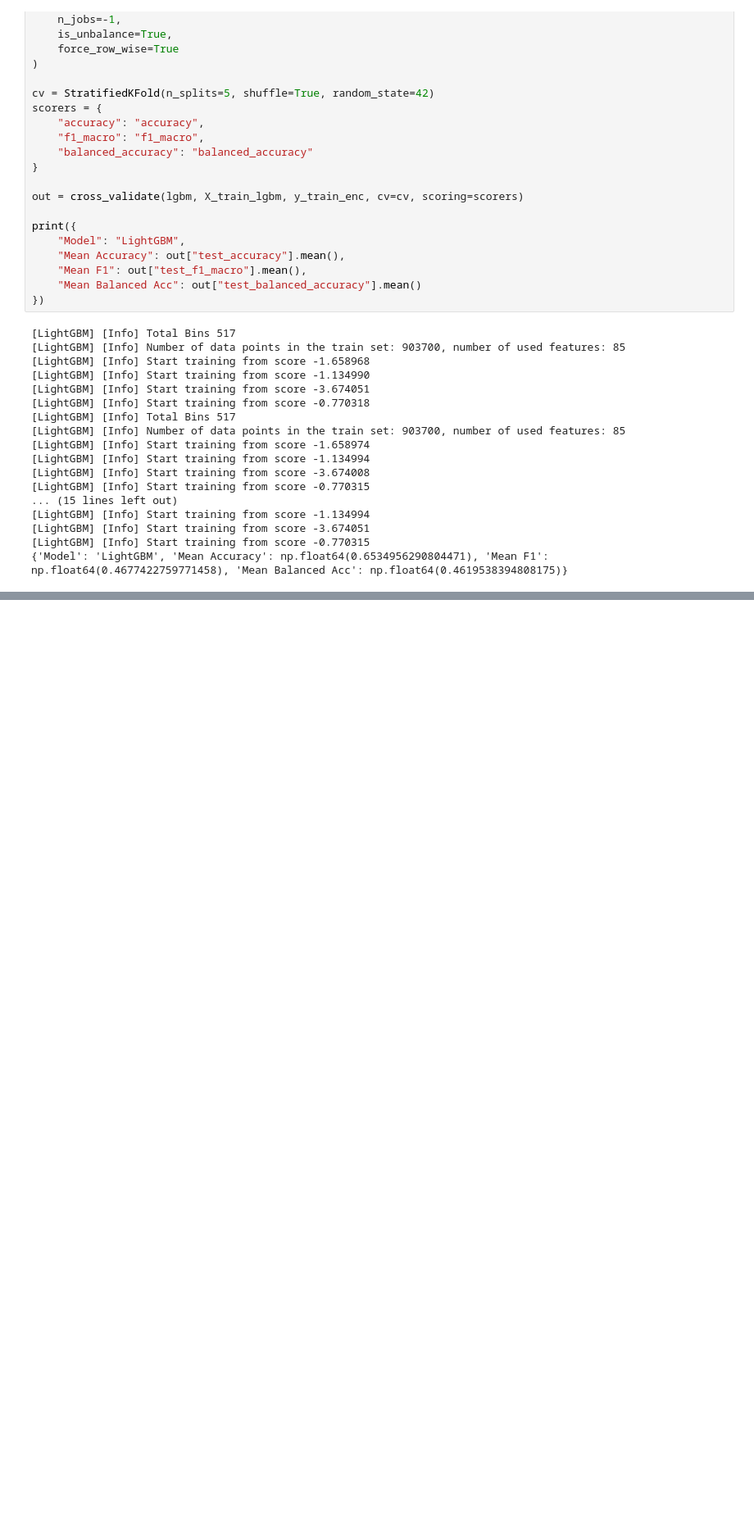
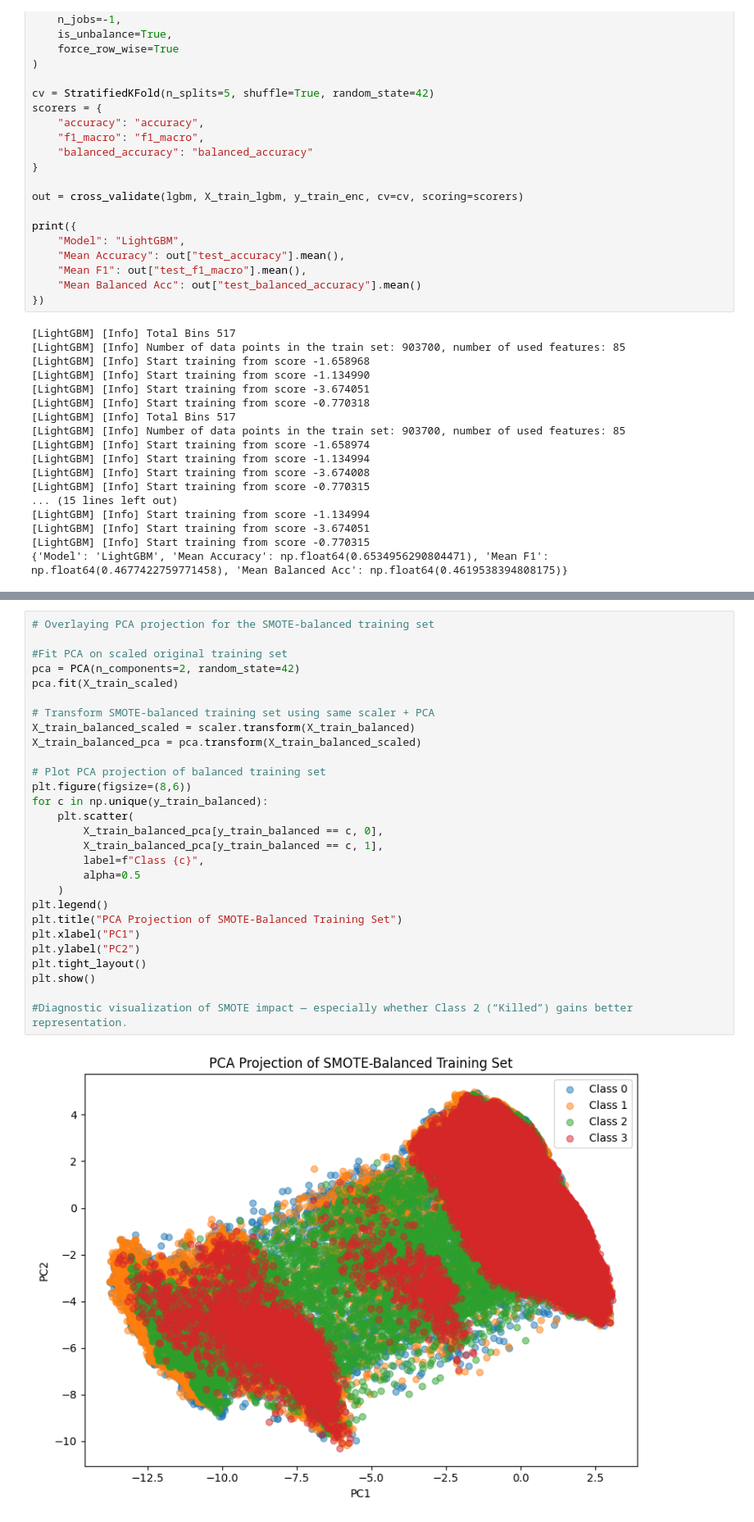
Before and after one commit to jmdrouin/Road-Accidents-France-Mlops, a Jupyter notebook: Step-3_Modeling.ipynb, the cells around one changed output, grey strips where cells are left out. Shown at 82% size. Cells and saved outputs as stored; diff of their text form; blank space fills up the shorter version.

```diff
--- a/Step-3_Modeling.ipynb
+++ b/Step-3_Modeling.ipynb
@@ -938,0 +1075,30 @@ Training until validation scores don't improve for 200 rounds
+# %%
+# Overlaying PCA projection for the SMOTE-balanced training set
+
+#Fit PCA on scaled original training set
+pca = PCA(n_components=2, random_state=42)
+pca.fit(X_train_scaled)
+
+# Transform SMOTE-balanced training set using same scaler + PCA
+X_train_balanced_scaled = scaler.transform(X_train_balanced)
+X_train_balanced_pca = pca.transform(X_train_balanced_scaled)
+
+# Plot PCA projection of balanced training set
+plt.figure(figsize=(8,6))
+for c in np.unique(y_train_balanced):
+    plt.scatter(
+        X_train_balanced_pca[y_train_balanced == c, 0],
+        X_train_balanced_pca[y_train_balanced == c, 1],
+        label=f"Class {c}",
+        alpha=0.5
+    )
+plt.legend()
+plt.title("PCA Projection of SMOTE-Balanced Training Set")
+plt.xlabel("PC1")
+plt.ylabel("PC2")
+plt.tight_layout()
+plt.show()
+
+#Diagnostic visualization of SMOTE impact — especially whether Class 2 (“Killed”) gains better representation.
+# %% [output]
+[figure, added]
```
Also changed, not shown: parts of 39 cells of this notebook.
